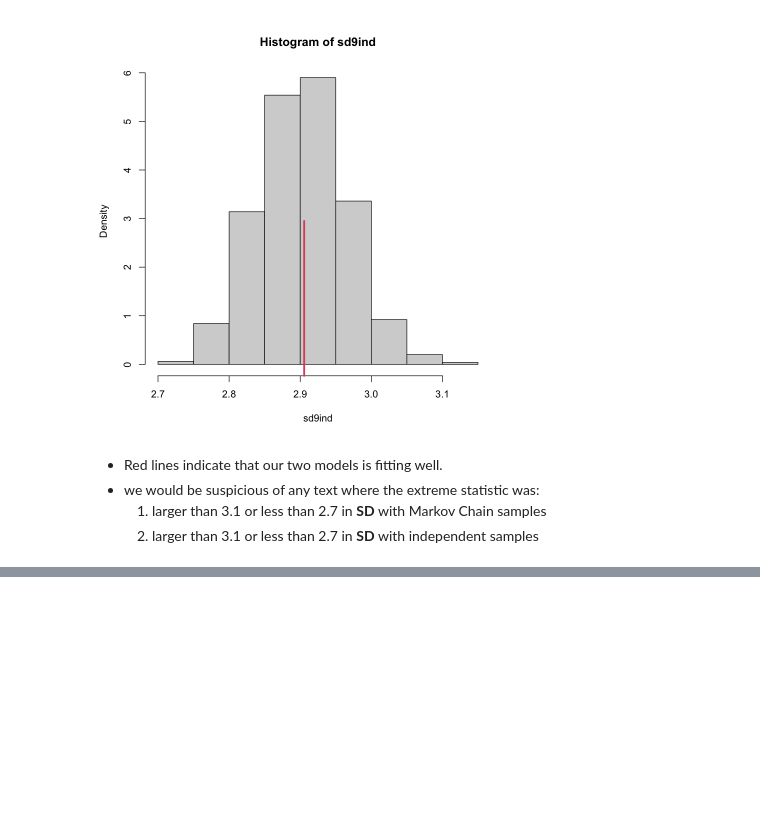
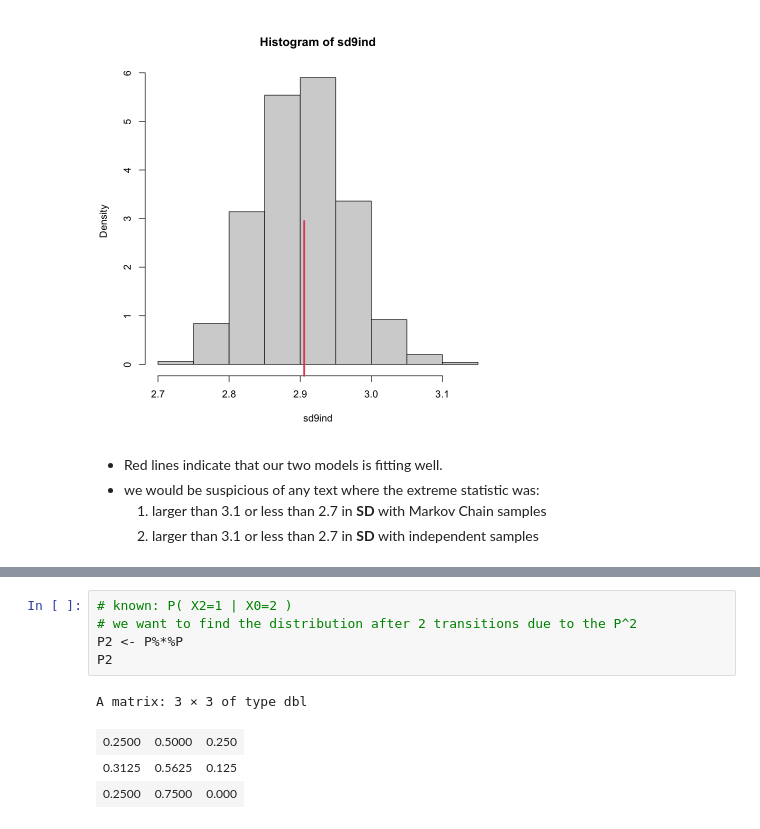
Before and after one commit to GawainGan/UBCO_MDS, a Jupyter notebook: Data-581/Lab3/Lab3.ipynb, the cells around one changed output, grey strips where cells are left out. Saved outputs shown, nothing was run; the diff lists cells and outputs as text; blank space fills up the shorter version.

```diff
--- a/Data-581/Lab3/Lab3.ipynb
+++ b/Data-581/Lab3/Lab3.ipynb
@@ -244,0 +355,10 @@ rug(sd(lettercountsT), col=2, lwd=3, ticksize=.5)
+# %%
+# known: P( X2=1 | X0=2 )
+# we want to find the distribution after 2 transitions due to the P^2
+P2 <- P%*%P
+P2
+# %% [output]
+A matrix: 3 × 3 of type dbl
+| 0.2500 | 0.5000 | 0.250 |
+| 0.3125 | 0.5625 | 0.125 |
+| 0.2500 | 0.7500 | 0.000 |
```
Also changed, not shown: parts of 25 cells of this notebook.
